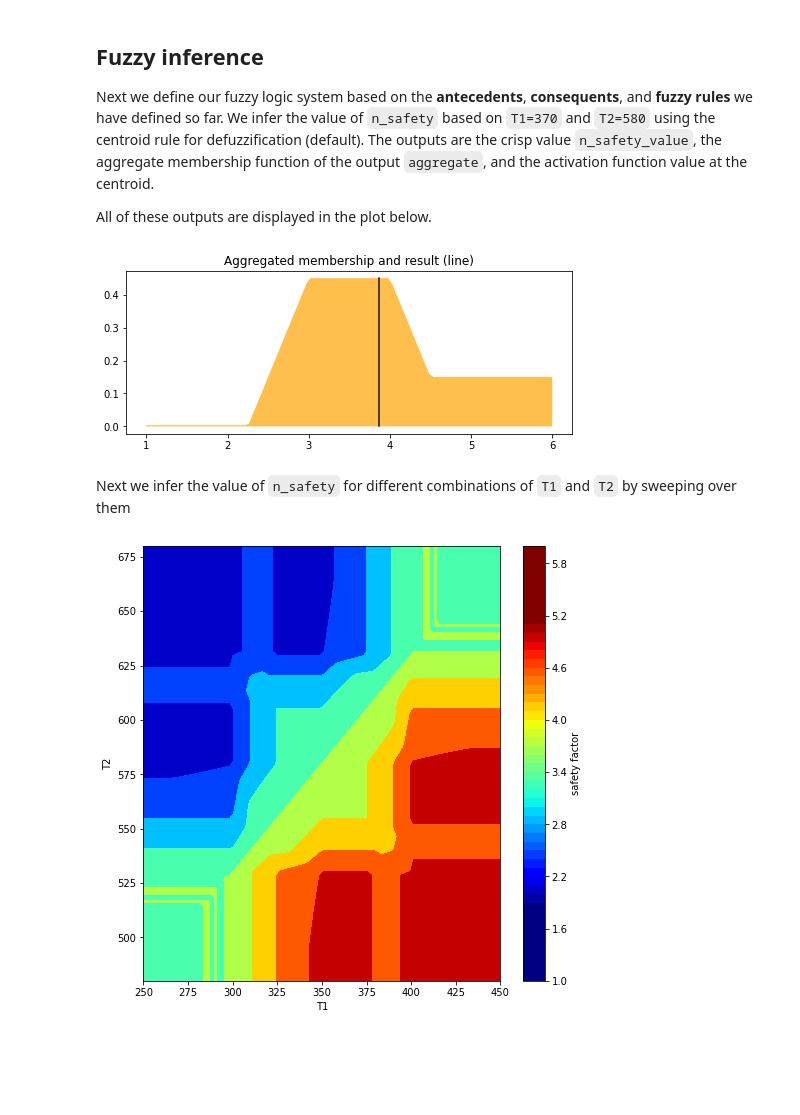
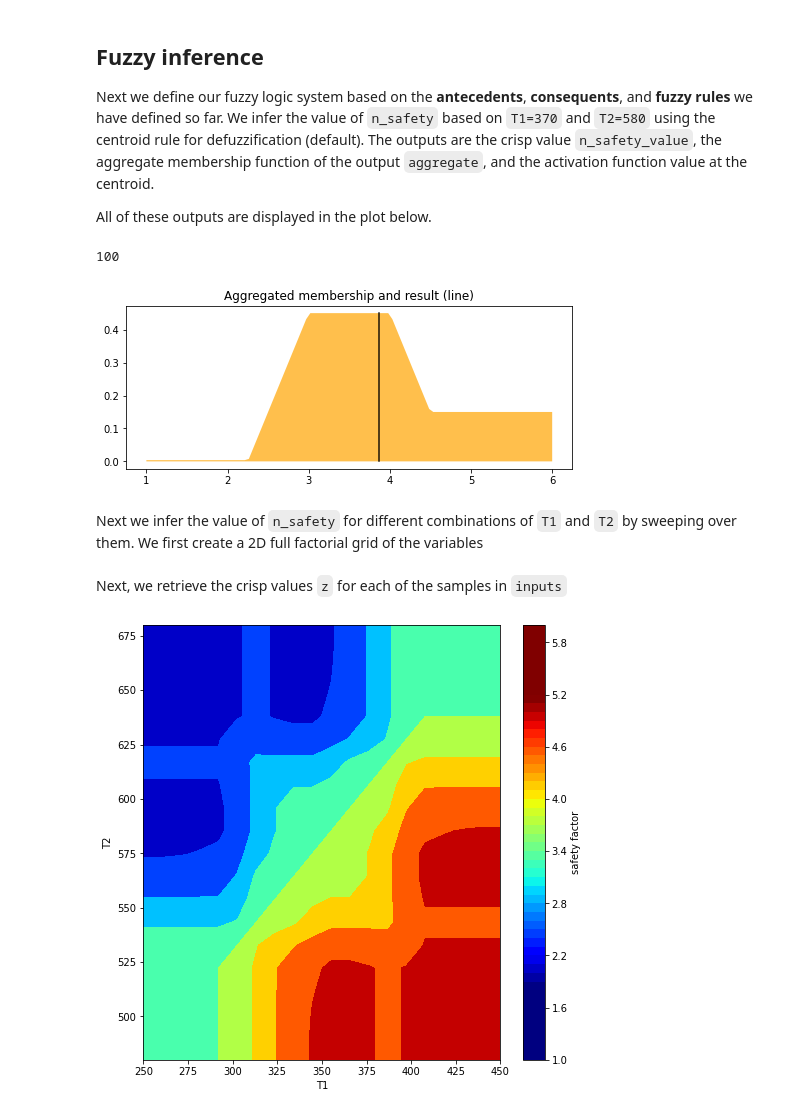
Before and after one commit to sed-group/mvmlib, a Jupyter notebook: docs/source/notebooks/TRS_example.ipynb, the cells around one changed output. Drawn from its saved outputs; the diff is of its cells as text; code cells hidden in the pictures; blank space fills up the shorter version.

Commit message:
generalize to N-Dimensional inputs during inference

```diff
--- a/docs/source/notebooks/TRS_example.ipynb
+++ b/docs/source/notebooks/TRS_example.ipynb
@@ -132,10 +114,14 @@ rules = [rule1, rule2, rule3, rule4, rule5, rule6, rule7, rule8, rule9]
 sim = fuzzySystem([temp_T1,temp_T2],n_safety,rules)
 
 # Compute for given inputs
-inputs = {'T1' : 370, 'T2' : 580,}
+inputs = np.array([
+    370.0, # T1
+    580.0, # T2
+    ])
 n_safety_value, aggregate, n_safety_activation = sim.compute(inputs, normalize=True)
 
 # Visualize this
+import matplotlib.pyplot as plt
 fig, ax0 = plt.subplots(figsize=(8, 3))
 
 n_0 = np.zeros_like(n_safety.universe)
@@ -146,35 +132,42 @@ ax0.set_title('Aggregated membership and result (line)')
 
 plt.show()
 # %% [output]
+100
 [figure]
 # %% [markdown]
-Next we infer the value of ``n_safety`` for different combinations of ``T1`` and ``T2`` by sweeping over them
+Next we infer the value of ``n_safety`` for different combinations of ``T1`` and ``T2`` by sweeping over them. We first create a 2D full factorial grid of the variables
+# %%
+from dmLib import Design
+
+# Simulate at higher resolution the control space in 2D
+n_levels = 20
+inputs = Design(lb[:2],ub[:2],n_levels,"fullfact").unscale()
+# %% [markdown]
+Next, we retrieve the crisp values ``z`` for each of the samples in ``inputs``
 # %%
-# Simulate at higher resolution the control space in 2D
-x, y = np.meshgrid(universe[:,0], universe[:,1])
-z = np.zeros_like(x)
+# Loop through the system to collect the control surface
+z,a,_ = sim.compute(inputs)
 
-# Loop through the system to collect the control surface
-for i in range(len(universe)):
-    for j in range(len(universe)):
-        inputs = {'T1' : x[i, j], 'T2' : y[i, j],}
-        z[i, j],_,_ = sim.compute(inputs)
+# Reshape the outputs for contour plotting
+x = inputs[:,0].reshape((n_levels,n_levels))
+y = inputs[:,1].reshape((n_levels,n_levels))
+z = z.reshape((n_levels,n_levels))
 
 # Plot the result in 2D
 fig = plt.figure(figsize=(8, 8))
 ax = fig.add_subplot()
 
 surf = ax.contourf(x, y, z, cmap=plt.cm.jet,)
 ax.set_xlabel('T1')
 ax.set_ylabel('T2')
 
 cbar = plt.cm.ScalarMappable(cmap=plt.cm.jet)
 cbar.set_array(z)
 
 boundaries = np.linspace(1, 6, 51)
 cbar_h = fig.colorbar(cbar, boundaries=boundaries)
 cbar_h.set_label('safety factor', rotation=90, labelpad=3)
 
 plt.show()
 # %% [output]
-[figure, old version]
+[figure, new version]
```
Also changed, not shown: parts of 1 cell of this notebook, 9 other files.
